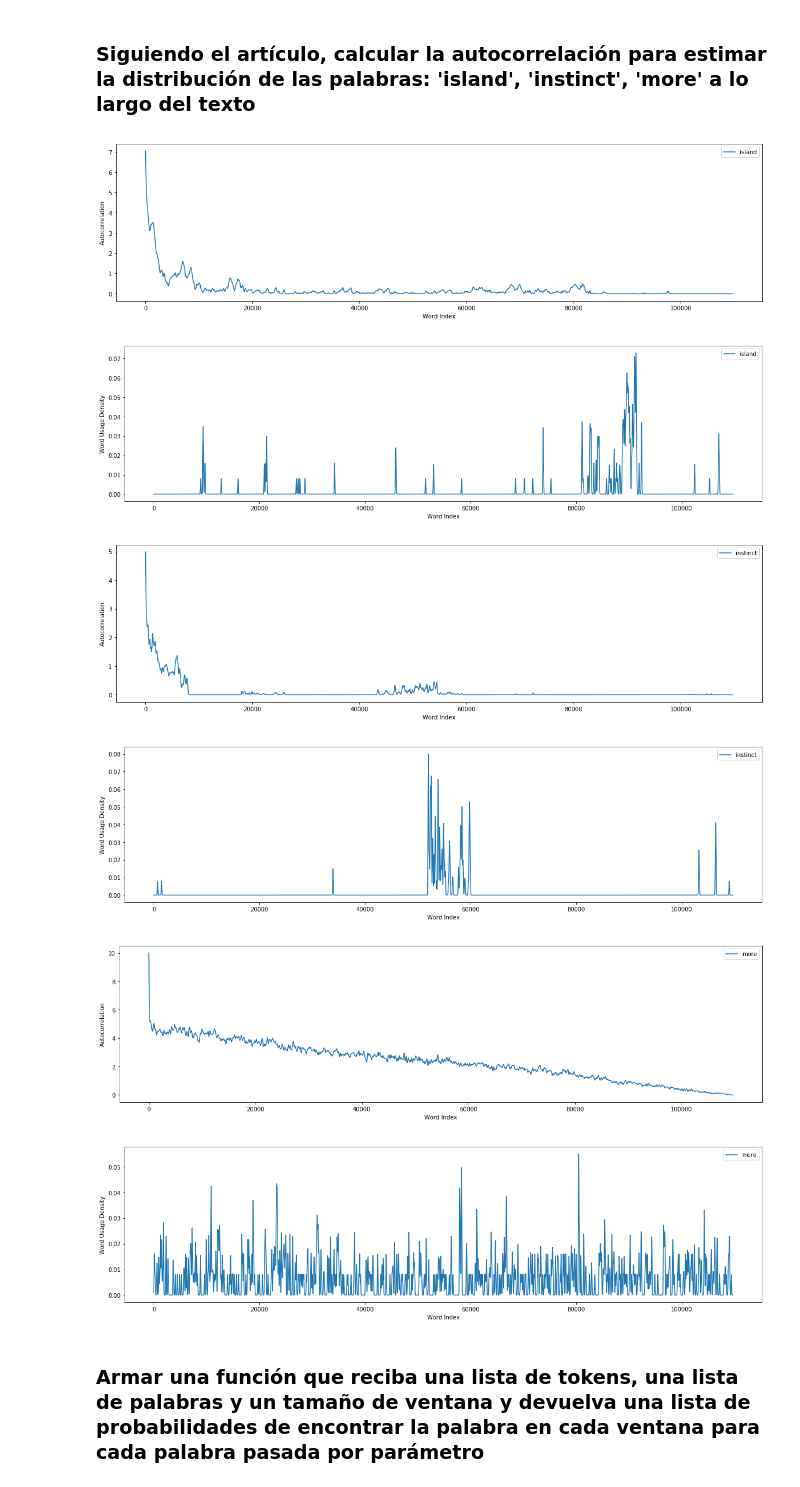
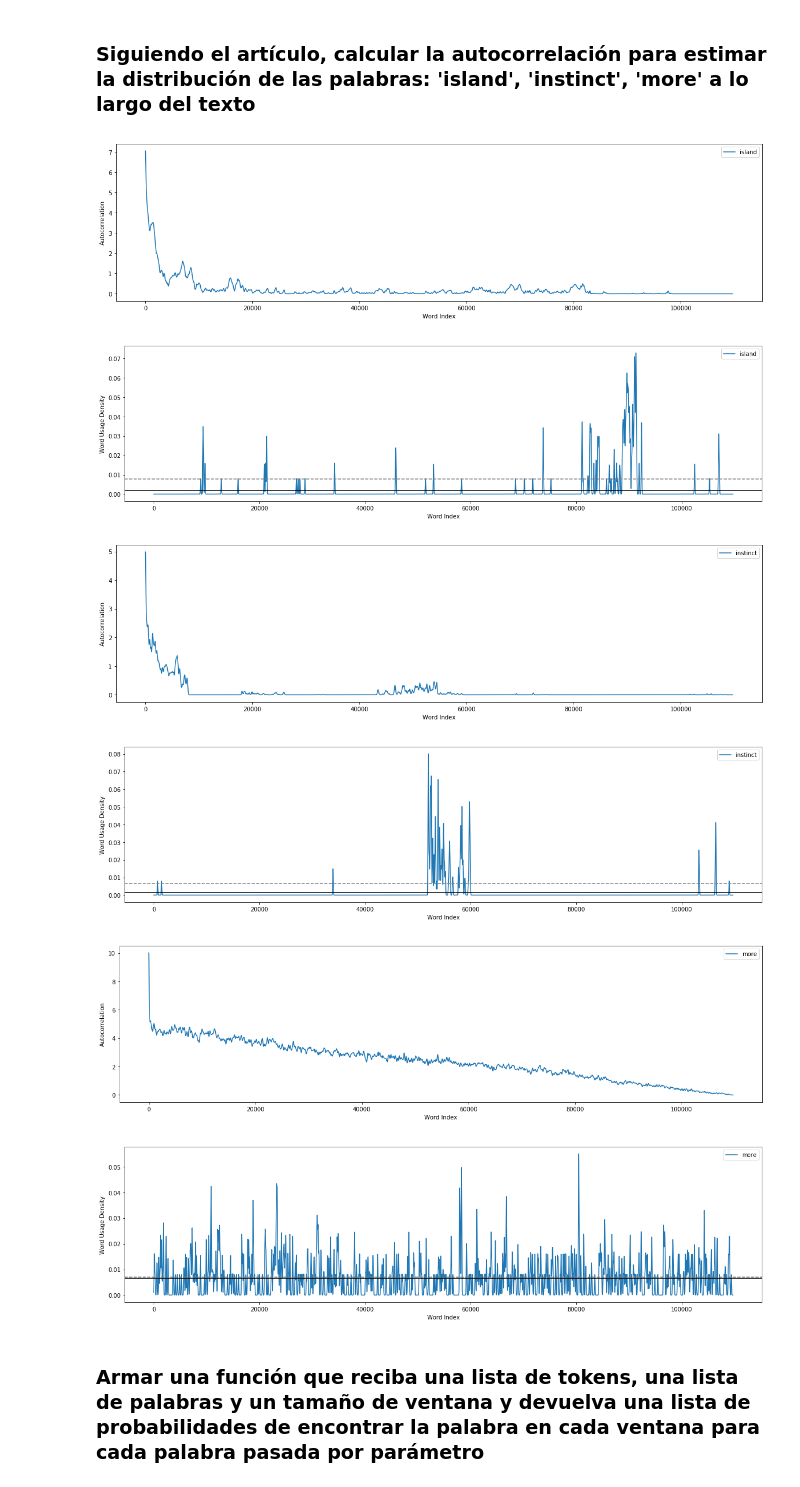
Before and after one commit to santiago-mb/data-science, a Jupyter notebook: wip/tp6/tp6.ipynb, the cells around one changed output. Saved outputs shown, nothing was run; the diff lists cells and outputs as text; code cells hidden in the pictures.

```diff
--- a/wip/tp6/tp6.ipynb
+++ b/wip/tp6/tp6.ipynb
@@ -156,6 +156,8 @@ plt.show()
 
 plt.subplots(figsize=(20,5))
 plt.plot(smoothed_plant, label = relevant_words[0])
+plt.axhline(y=smoothed_plant.mean(), color='black')
+plt.axhline(y=smoothed_plant.std(), color='grey', linestyle='dashed')
 plt.legend()
 plt.xlabel('Word Index')
 plt.ylabel('Word Usage Density')
@@ -163,38 +165,42 @@ plt.show()
 
 plt.subplots(figsize=(20,5))
 plt.plot(autocorr(smoothed_instinct), label = relevant_words[1])
 plt.legend()
 plt.xlabel('Word Index')
 plt.ylabel('Autocorrelation')
 plt.show()
 
 plt.subplots(figsize=(20,5))
 plt.plot(smoothed_instinct, label = relevant_words[1])
+plt.axhline(y=smoothed_instinct.mean(), color='black')
+plt.axhline(y=smoothed_instinct.std(), color='grey', linestyle='dashed')
 plt.legend()
 plt.xlabel('Word Index')
 plt.ylabel('Word Usage Density')
 plt.show()
 
 plt.subplots(figsize=(20,5))
 plt.plot(autocorr(smoothed_more), label = relevant_words[2])
 plt.legend()
 plt.xlabel('Word Index')
 plt.ylabel('Autocorrelation')
 plt.show()
 
 plt.subplots(figsize=(20,5))
 plt.plot(smoothed_more, label = relevant_words[2])
+plt.axhline(y=smoothed_more.mean(), color='black')
+plt.axhline(y=smoothed_more.std(), color='grey', linestyle='dashed')
 plt.legend()
 plt.xlabel('Word Index')
 plt.ylabel('Word Usage Density')
 plt.show()
 # %% [output]
 [figure]
-[figure, old version]
+[figure, new version]
 [figure]
-[figure, old version]
+[figure, new version]
 [figure]
-[figure, old version]
+[figure, new version]
 # %% [markdown]
 ### Armar una función que reciba una lista de tokens, una lista de palabras y un tamaño de ventana y devuelva una lista de probabilidades de encontrar la palabra en cada ventana para cada palabra pasada por parámetro
 # %%
```
Also changed, not shown: parts of 4 cells of this notebook.
